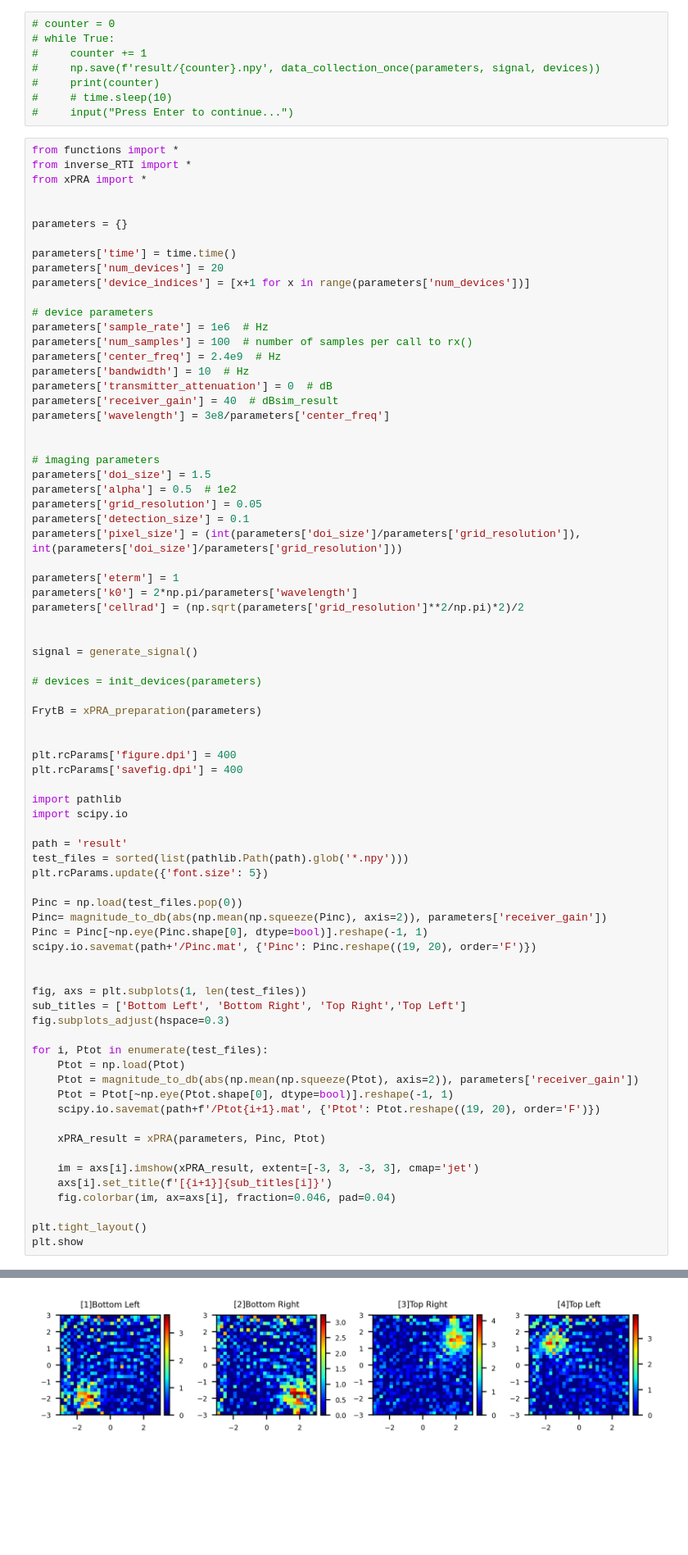
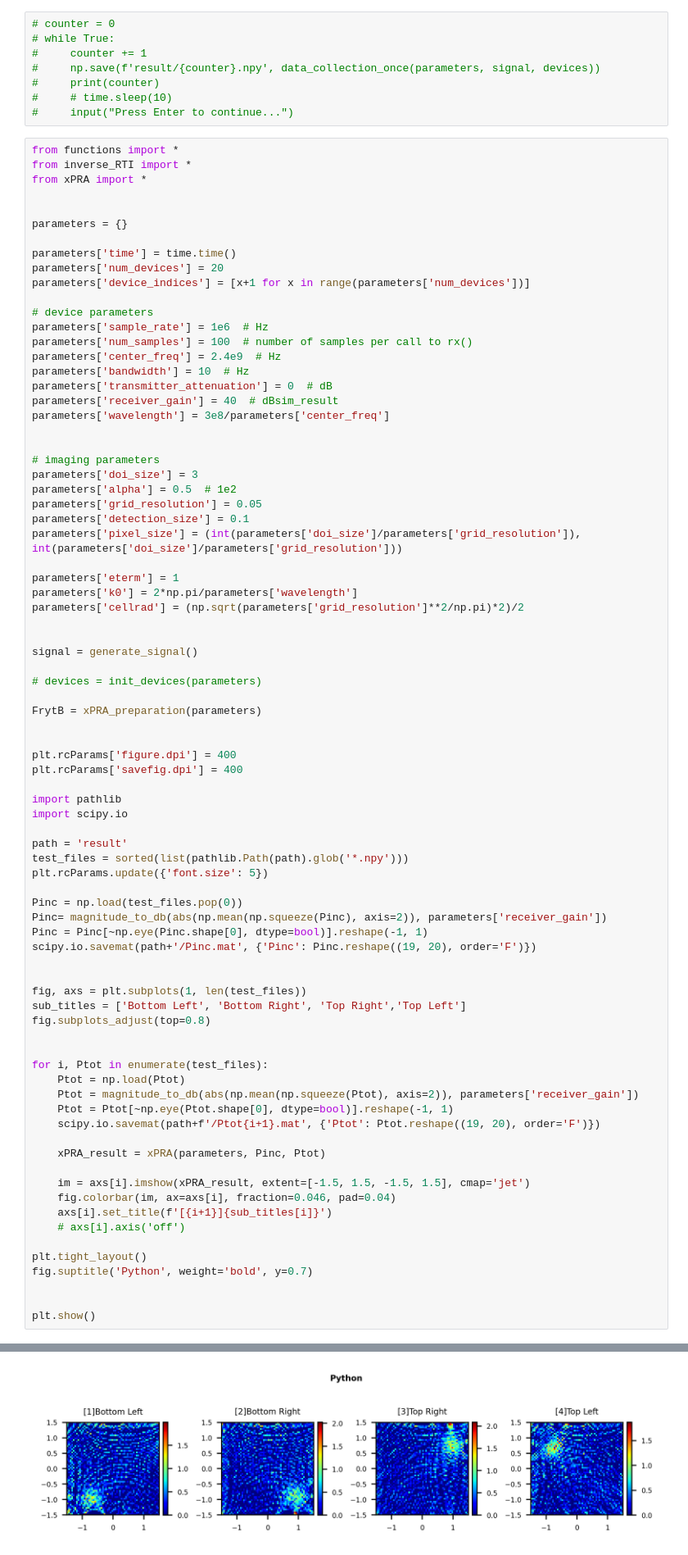
Before and after one commit to anderswong425/RF-Imaging, a Jupyter notebook: test.ipynb, the cells around one changed output, grey strips where cells are left out. Shown: that part at 82% size. Cells and saved outputs as stored; diff of their text form; blank space fills up the shorter version.

```diff
--- a/test.ipynb
+++ b/test.ipynb
@@ -60,7 +60,7 @@ parameters['wavelength'] = 3e8/parameters['center_freq']
 
 
 # imaging parameters
-parameters['doi_size'] = 1.5
+parameters['doi_size'] = 3
 parameters['alpha'] = 0.5  # 1e2
 parameters['grid_resolution'] = 0.05
 parameters['detection_size'] = 0.1
@@ -96,7 +96,8 @@ scipy.io.savemat(path+'/Pinc.mat', {'Pinc': Pinc.reshape((19, 20), order='F')})
 
 fig, axs = plt.subplots(1, len(test_files))
 sub_titles = ['Bottom Left', 'Bottom Right', 'Top Right','Top Left']
-fig.subplots_adjust(hspace=0.3)
+fig.subplots_adjust(top=0.8)
+
 
 for i, Ptot in enumerate(test_files):
     Ptot = np.load(Ptot)
@@ -106,10 +107,14 @@ for i, Ptot in enumerate(test_files):
 
     xPRA_result = xPRA(parameters, Pinc, Ptot)
 
-    im = axs[i].imshow(xPRA_result, extent=[-3, 3, -3, 3], cmap='jet')
+    im = axs[i].imshow(xPRA_result, extent=[-1.5, 1.5, -1.5, 1.5], cmap='jet')
+    fig.colorbar(im, ax=axs[i], fraction=0.046, pad=0.04)
     axs[i].set_title(f'[{i+1}]{sub_titles[i]}')
-    fig.colorbar(im, ax=axs[i], fraction=0.046, pad=0.04)
+    # axs[i].axis('off')
 
 plt.tight_layout()
-plt.show
+fig.suptitle('Python', weight='bold', y=0.7)
+
+
+plt.show()
 # %% [output]
@@ -117 +121 @@ plt.show
-[figure, old version]
+[figure, new version]
```
Also changed, not shown: parts of 2 cells of this notebook, 11 other files.
